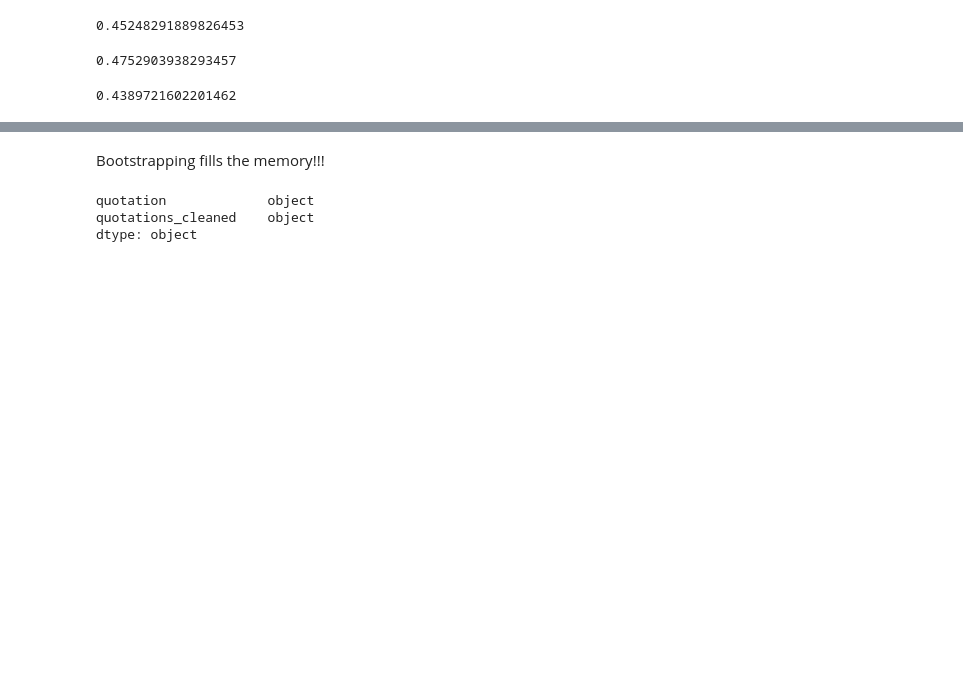
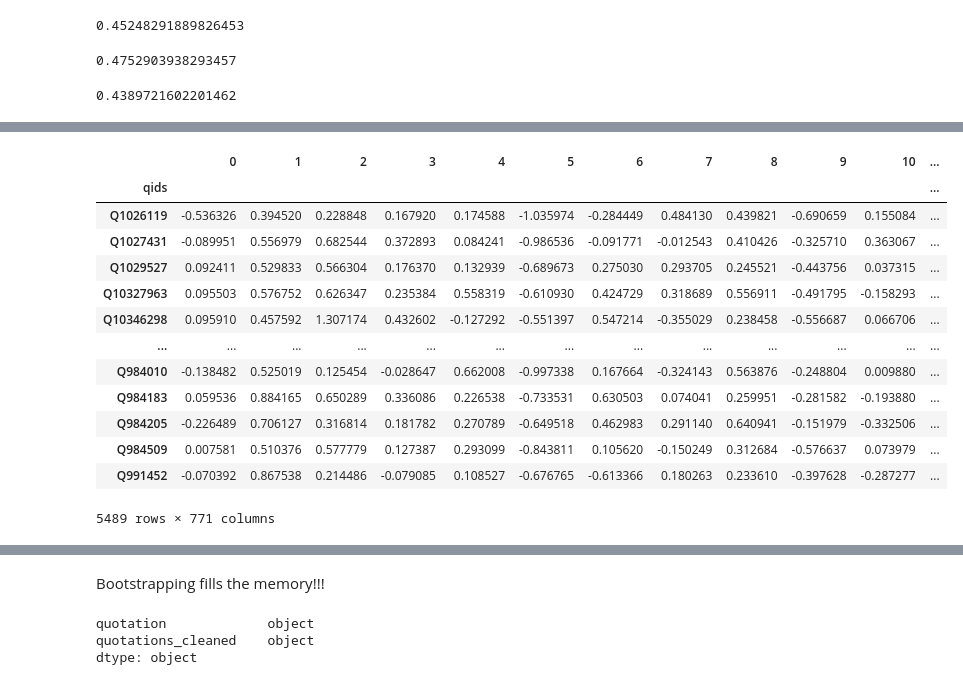
Before and after one commit to epfl-ada/ada-2021-project-the-internationadas, a Jupyter notebook: scripts/data_exploration.ipynb, the cells around one changed output, grey strips where cells are left out. Saved outputs shown, nothing was run; the diff lists cells and outputs as text; code cells hidden in the pictures; blank space fills up the shorter version.

```diff
--- a/scripts/data_exploration.ipynb
+++ b/scripts/data_exploration.ipynb
@@ -567,0 +590,3 @@ rep_bert_cos_similarity
+# %%
+embeddings_df = pd.DataFrame(document_embeddings)
+embeddings_df.head()
@@ -567,0 +601,26 @@ rep_bert_cos_similarity
+# %%
+embeddings_df['embeddings']= embeddings_df.values.tolist()
+# %%
+#embeddings_df = pd.DataFrame(embeddings_df['embeddings'])
+embeddings_df['embeddings'] = embeddings_df['embeddings'].apply(lambda x: np.array(x))
+# %%
+df = embeddings_df.merge(right=df_climate_change.reset_index(), how='inner', left_index=True, right_index=True)
+df.head()
+# %%
+speaker_embeddings = pd.DataFrame(df.groupby(by=['qids']).mean())
+speaker_embeddings
+# %% [output]
+|  | 0 | 1 | 2 | 3 | 4 | 5 | 6 | 7 | 8 | 9 | 10 | ... |
+| qids |  |  |  |  |  |  |  |  |  |  |  | ... |
+| Q1026119 | -0.536326 | 0.394520 | 0.228848 | 0.167920 | 0.174588 | -1.035974 | -0.284449 | 0.484130 | 0.439821 | -0.690659 | 0.155084 | ... |
+| Q1027431 | -0.089951 | 0.556979 | 0.682544 | 0.372893 | 0.084241 | -0.986536 | -0.091771 | -0.012543 | 0.410426 | -0.325710 | 0.363067 | ... |
+| Q1029527 | 0.092411 | 0.529833 | 0.566304 | 0.176370 | 0.132939 | -0.689673 | 0.275030 | 0.293705 | 0.245521 | -0.443756 | 0.037315 | ... |
+| Q10327963 | 0.095503 | 0.576752 | 0.626347 | 0.235384 | 0.558319 | -0.610930 | 0.424729 | 0.318689 | 0.556911 | -0.491795 | -0.158293 | ... |
+| Q10346298 | 0.095910 | 0.457592 | 1.307174 | 0.432602 | -0.127292 | -0.551397 | 0.547214 | -0.355029 | 0.238458 | -0.556687 | 0.066706 | ... |
+| ... | ... | ... | ... | ... | ... | ... | ... | ... | ... | ... | ... | ... |
+| Q984010 | -0.138482 | 0.525019 | 0.125454 | -0.028647 | 0.662008 | -0.997338 | 0.167664 | -0.324143 | 0.563876 | -0.248804 | 0.009880 | ... |
+| Q984183 | 0.059536 | 0.884165 | 0.650289 | 0.336086 | 0.226538 | -0.733531 | 0.630503 | 0.074041 | 0.259951 | -0.281582 | -0.193880 | ... |
+| Q984205 | -0.226489 | 0.706127 | 0.316814 | 0.181782 | 0.270789 | -0.649518 | 0.462983 | 0.291140 | 0.640941 | -0.151979 | -0.332506 | ... |
+| Q984509 | 0.007581 | 0.510376 | 0.577779 | 0.127387 | 0.293099 | -0.843811 | 0.105620 | -0.150249 | 0.312684 | -0.576637 | 0.073979 | ... |
+| Q991452 | -0.070392 | 0.867538 | 0.214486 | -0.079085 | 0.108527 | -0.676765 | -0.613366 | 0.180263 | 0.233610 | -0.397628 | -0.287277 | ... |
+5489 rows × 771 columns
```
Also changed, not shown: parts of 38 cells of this notebook.
